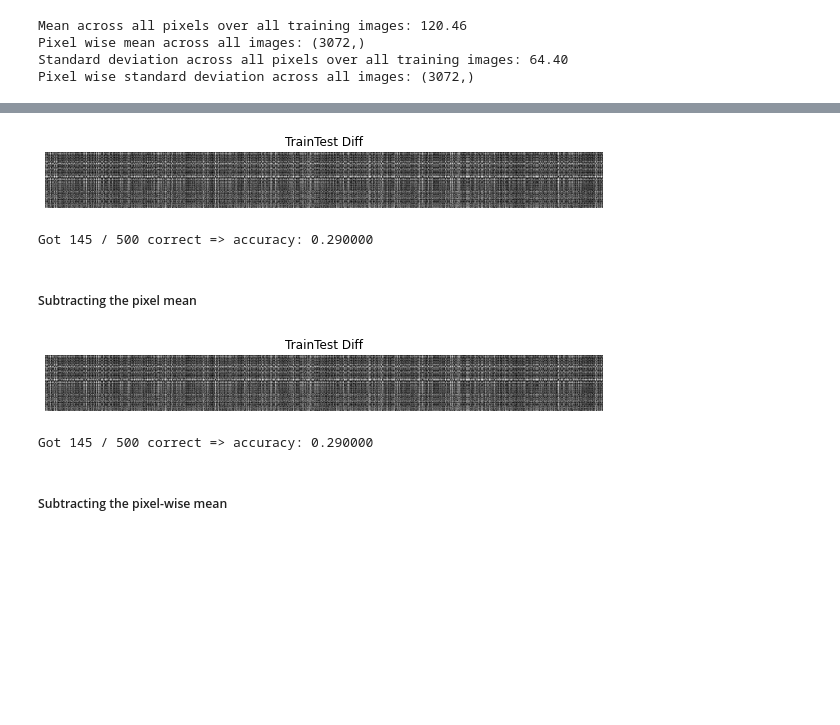
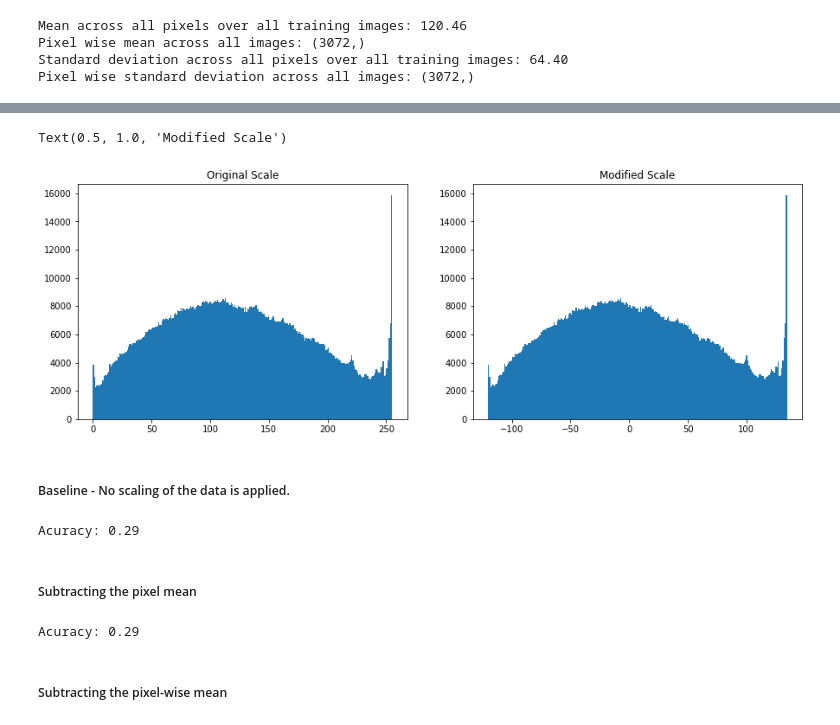
Before and after one commit to vladtimug/CS231n, a Jupyter notebook: Assignments/assignment1/knn.ipynb, the cells around one changed output, grey strips where cells are left out. Drawn from its saved outputs; the diff is of its cells as text; code cells hidden in the pictures; blank space fills up the shorter version.

```diff
--- a/Assignments/assignment1/knn.ipynb
+++ b/Assignments/assignment1/knn.ipynb
@@ -287,15 +253,25 @@ def preprocessing_L1(x_train, y_train, x_test, y_test, mean=0, std=1, rotate=Fal
+# %%
+X_test_shifted = X_test - train_mean
+_, axs = plt.subplots(1, 2, figsize=(15, 5))
+axs[0].hist(X_test.ravel(), range=[0, 255], bins=256)
+axs[0].set_title("Original Scale")
+axs[1].hist(X_test_shifted.ravel(), range=[X_test_shifted.min(), X_train_shifted.max()], bins=256)
+axs[1].set_title("Modified Scale")
+# %% [output]
+Text(0.5, 1.0, 'Modified Scale')
+[figure, added]
+# %% [markdown]
+##### Baseline - No scaling of the data is applied.
 # %%
-preprocessing_L1(X_train, y_train, X_test, y_test)
+print("Acuracy:", train_and_test_knn(X_train, y_train, X_test, y_test))
 # %% [output]
-[figure, removed]
-Got 145 / 500 correct => accuracy: 0.290000
+Acuracy: 0.29
 # %% [markdown]
 ##### Subtracting the pixel mean
 # %%
-preprocessing_L1(X_train, y_train, X_test, y_test, train_mean)
+print("Acuracy:", train_and_test_knn(X_train - train_mean, y_train, X_test - train_mean, y_test))
 # %% [output]
-[figure, removed]
-Got 145 / 500 correct => accuracy: 0.290000
+Acuracy: 0.29
 # %% [markdown]
 ##### Subtracting the pixel-wise mean
 # %%
```
Also changed, not shown: parts of 15 cells of this notebook, 2 other files.
